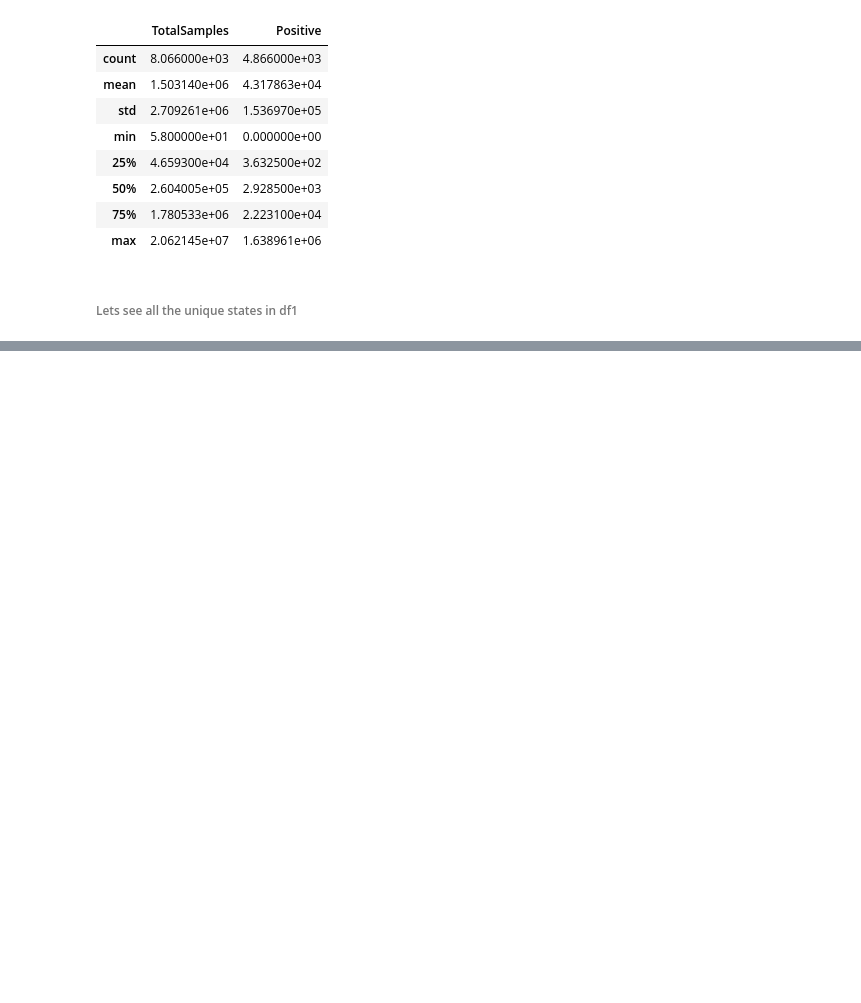
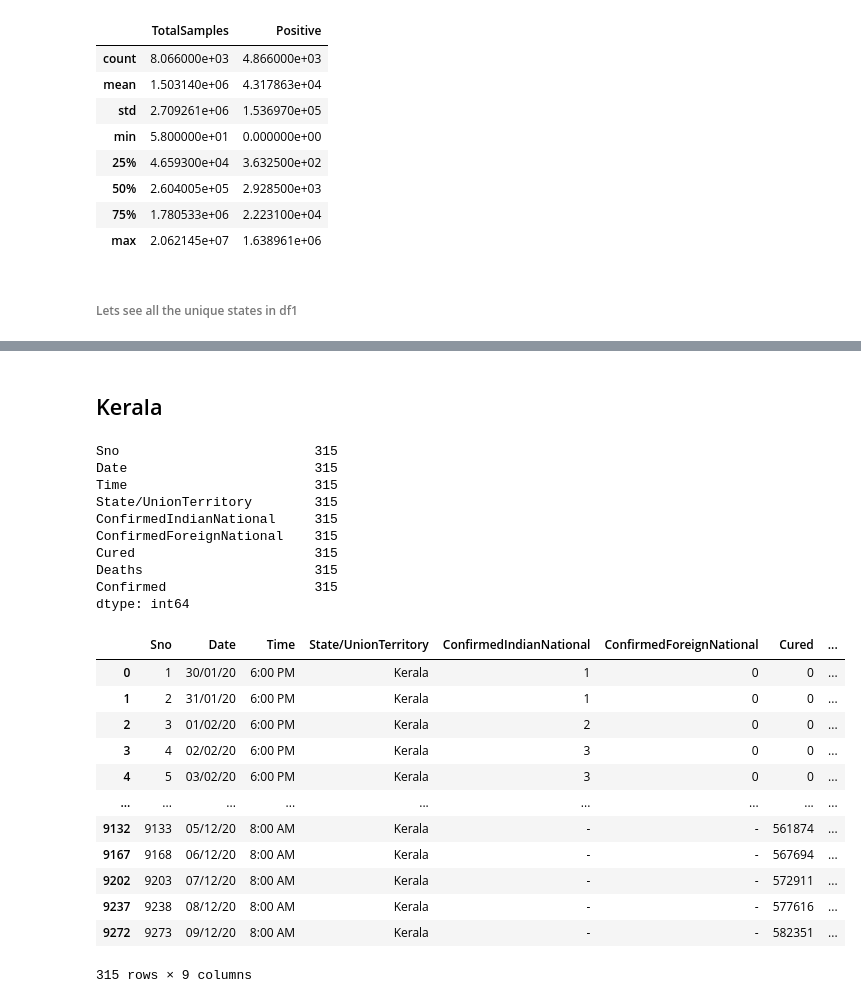
Before and after one commit to Spartan-119/Kaggle, a Jupyter notebook: Covid India.ipynb, the cells around one changed output, grey strips where cells are left out. Drawn from its saved outputs; the diff is of its cells as text; code cells hidden in the pictures; blank space fills up the shorter version.

```diff
--- a/Covid India.ipynb
+++ b/Covid India.ipynb
@@ -89,0 +97,30 @@ df1.groupby(df1['State/UnionTerritory']).count()
+# %% [markdown]
+## Kerala
+# %%
+kerala_df = df1[df1['State/UnionTerritory'] == 'Kerala']
+print(kerala_df.count())
+kerala_df
+# %% [output]
+Sno                         315
+Date                        315
+Time                        315
+State/UnionTerritory        315
+ConfirmedIndianNational     315
+ConfirmedForeignNational    315
+Cured                       315
+Deaths                      315
+Confirmed                   315
+dtype: int64
+|  | Sno | Date | Time | State/UnionTerritory | ConfirmedIndianNational | ConfirmedForeignNational | Cured | ... |
+| 0 | 1 | 30/01/20 | 6:00 PM | Kerala | 1 | 0 | 0 | ... |
+| 1 | 2 | 31/01/20 | 6:00 PM | Kerala | 1 | 0 | 0 | ... |
+| 2 | 3 | 01/02/20 | 6:00 PM | Kerala | 2 | 0 | 0 | ... |
+| 3 | 4 | 02/02/20 | 6:00 PM | Kerala | 3 | 0 | 0 | ... |
+| 4 | 5 | 03/02/20 | 6:00 PM | Kerala | 3 | 0 | 0 | ... |
+| ... | ... | ... | ... | ... | ... | ... | ... | ... |
+| 9132 | 9133 | 05/12/20 | 8:00 AM | Kerala | - | - | 561874 | ... |
+| 9167 | 9168 | 06/12/20 | 8:00 AM | Kerala | - | - | 567694 | ... |
+| 9202 | 9203 | 07/12/20 | 8:00 AM | Kerala | - | - | 572911 | ... |
+| 9237 | 9238 | 08/12/20 | 8:00 AM | Kerala | - | - | 577616 | ... |
+| 9272 | 9273 | 09/12/20 | 8:00 AM | Kerala | - | - | 582351 | ... |
+315 rows × 9 columns
```
Also changed, not shown: parts of 6 cells of this notebook.
